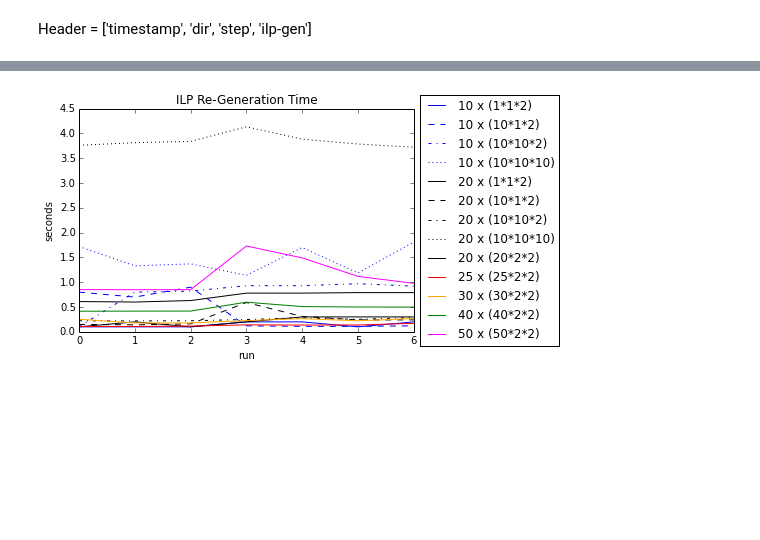
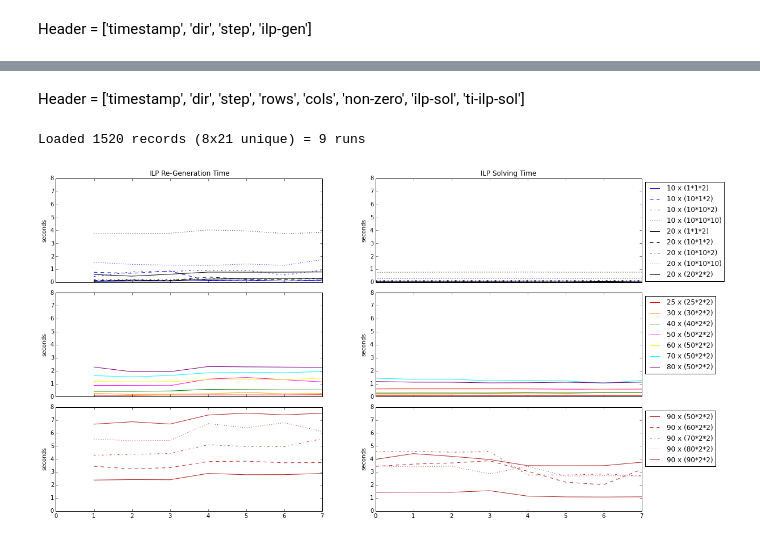
Before and after one commit to rene-schoene/racr-mquat, a Jupyter notebook: ilp-measurement.ipynb, the cells around one changed output, grey strips where cells are left out. Drawn from its saved outputs; the diff is of its cells as text; code cells hidden in the pictures; blank space fills up the shorter version.

Commit message:
Make side-by-side plots for generation and solving.
- split plots vertically if too many in one single plot
- added some more runs (up to 90x90)
- always conflate results after profiling

```diff
--- a/ilp-measurement.ipynb
+++ b/ilp-measurement.ipynb
@@ -78,15 +78,5 @@ for spec in specs:
     lastpe = pe
     line_def.append(line)
     color_def.append(color)
-# %%
-for i in xrange(len(specs)):
-#    d = dat2[i][0][0] - 1
-#    print 'dir = %s' % d
-    plt.plot(dat2[1:,i], ls = line_def[i], c = color_def[i], label = '{2:d} x ({4}*{5}*{6})'.format(*specs[i]))
-plt.ylabel('seconds')
-plt.xlabel('run')
-plt.title('ILP Re-Generation Time')
-plt.legend(loc='center left', bbox_to_anchor=(1, 0.5))
-plt.show()
-# %% [output]
-[figure, removed]
+# %% [markdown]
+Header = ['timestamp', 'dir', 'step', 'rows', 'cols', 'non-zero', 'ilp-sol', 'ti-ilp-sol']
@@ -92,0 +91,52 @@ plt.show()
+# %%
+sdat2 = get_average_times(sdat, 1, 2, 7).transpose()
+print 'Loaded %d records (%sx%s unique) = %d runs' % ((len(sdat),) + sdat2.shape + (len(sdat)/sdat2.size,))
+# %% [output]
+Loaded 1520 records (8x21 unique) = 9 runs
+# %%
+def is_axis(a):
+    return not type(a) is np.ndarray
+
+MAX_PLOTS_IN_ONE, current_plot, ax_nr, last_res = 6, 0, 0, -1
+params = []
+for i in xrange(len(specs)):
+    current_res = specs[i][2]
+    current_plot += 1
+    if current_plot > MAX_PLOTS_IN_ONE and last_res != current_res:
+        ax_nr += 1
+        current_plot = 0
+    params.append([ax_nr, gdat2[1:,i], sdat2[:,i],
+                   line_def[i], color_def[i], '{2:d} x ({4}*{5}*{6})'.format(*specs[i])])
+    last_res = current_res
+# %%
+# needed number of axes equals ax_nr+1 now
+f, ax_arr = plt.subplots(nrows = ax_nr+1, ncols = 2, sharex=True, sharey=True)
+f.set_size_inches(18.5,10.5)
+one_plot = ax_arr.shape[1] == 1
+
+lines, labels = [], []
+for p in params:
+    ax_tup = ax_arr if one_plot else ax_arr[p[0]]
+    ax_g = ax_tup[0]
+    ax_s = ax_tup[1]
+    x_g = np.array(xrange(1,len(p[1])+1)) # start at one, since first gen-time is cut
+    l_g = ax_g.plot(x_g, p[1], ls = p[3], c = p[4], label = p[5]) #generation
+    l_s = ax_s.plot(p[2], ls = p[3], c = p[4], label = p[5]) #solving
+    ax_s.legend(loc='upper left', bbox_to_anchor=(1, 1))
+    ax_g.set_ylabel('seconds')
+    ax_s.set_ylabel('seconds')
+    lines.append(l_g[0])
+    labels.append(p[5])
+
+first_ax = ax_arr if one_plot else ax_arr[0]
+first_ax[0].set_title('ILP Re-Generation Time')
+first_ax[1].set_title('ILP Solving Time')
+
+# Fine-tune figure; make subplots close to each other and hide x ticks for
+# all but bottom plots.
+f.subplots_adjust(hspace=0.1)
+plt.setp([a.get_xticklabels() for a in f.axes[:-2]], visible=False)
+plt.setp([a.get_yticklabels() for a in f.axes], visible=True)
+plt.show()
+# %% [output]
+[figure, added]
```
Also changed, not shown: parts of 10 cells of this notebook, 2 other files.
